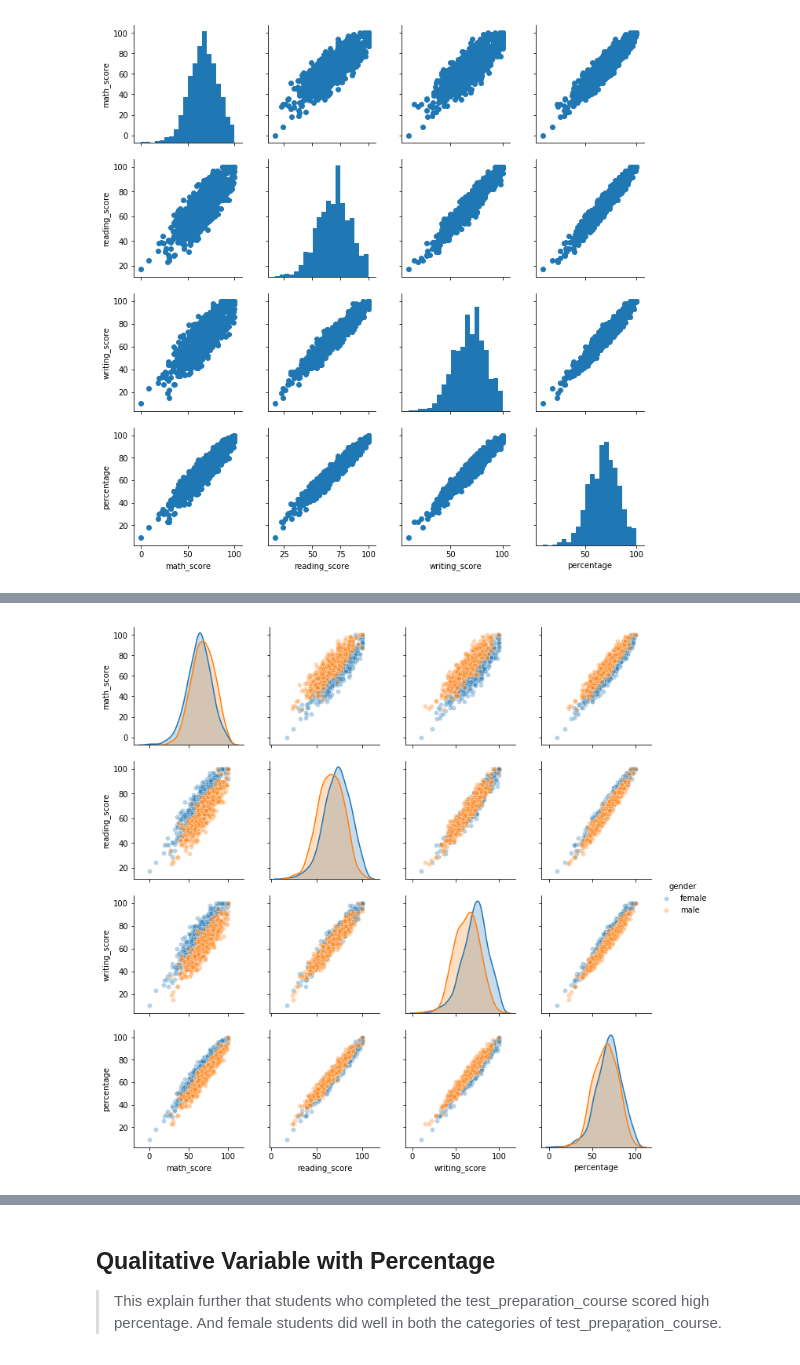
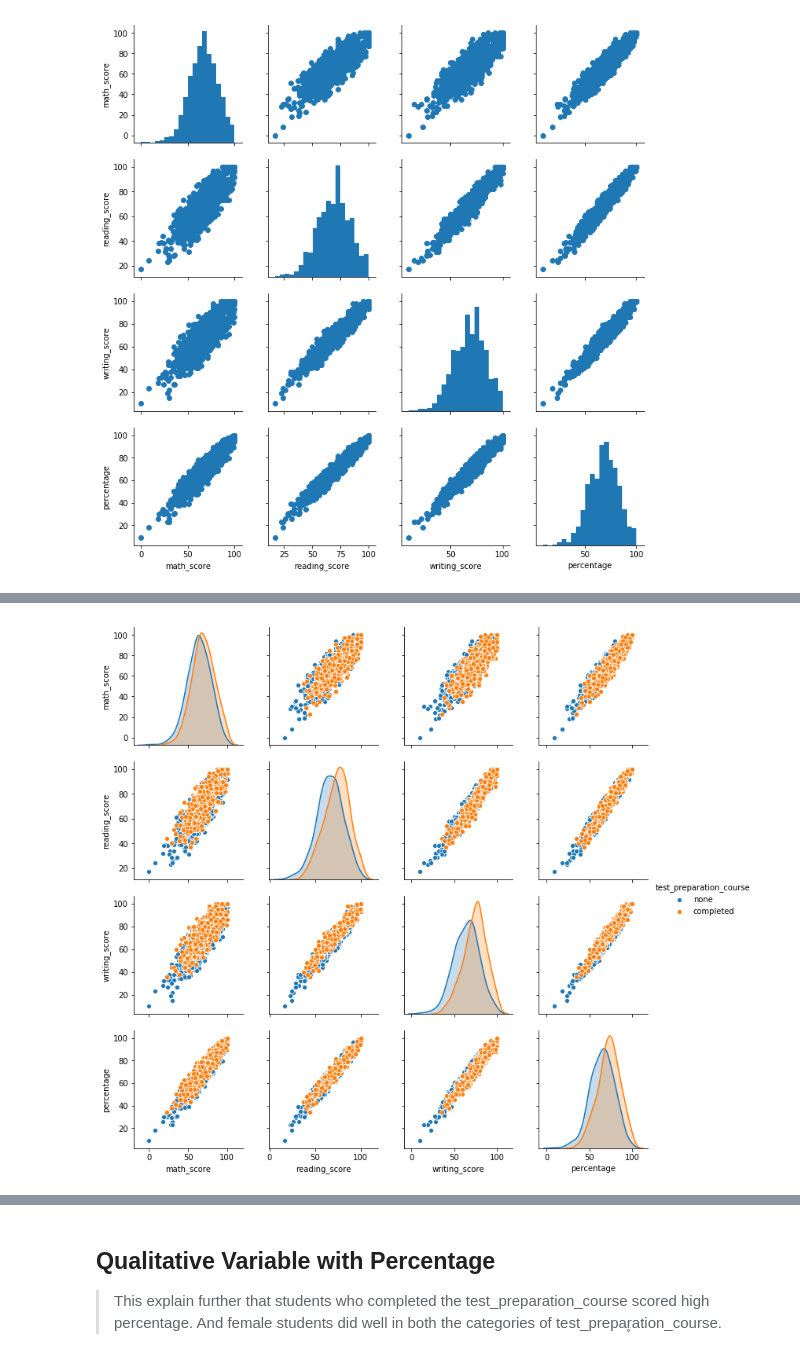
Before and after one commit to habibumrf/Communicate_Data_Findings, a Jupyter notebook: students_performance_in_exams_part_II.ipynb, the cells around one changed output, grey strips where cells are left out. Saved outputs shown, nothing was run; the diff lists cells and outputs as text; code cells hidden in the pictures.

```diff
--- a/students_performance_in_exams_part_II.ipynb
+++ b/students_performance_in_exams_part_II.ipynb
@@ -103,6 +115,5 @@ plt.show()
 # %%
-# pairplot for numeric values segregated by gender
-sb.pairplot(data = df, hue = 'gender', plot_kws = {'alpha': 1/3})
-plt.plot();
+# plotting pairplot
+sb.pairplot(data = df, hue = 'test_preparation_course');
 # %% [output]
-[figure, old version]
+[figure, new version]
```
Also changed, not shown: parts of 6 cells of this notebook, 5 other files.
